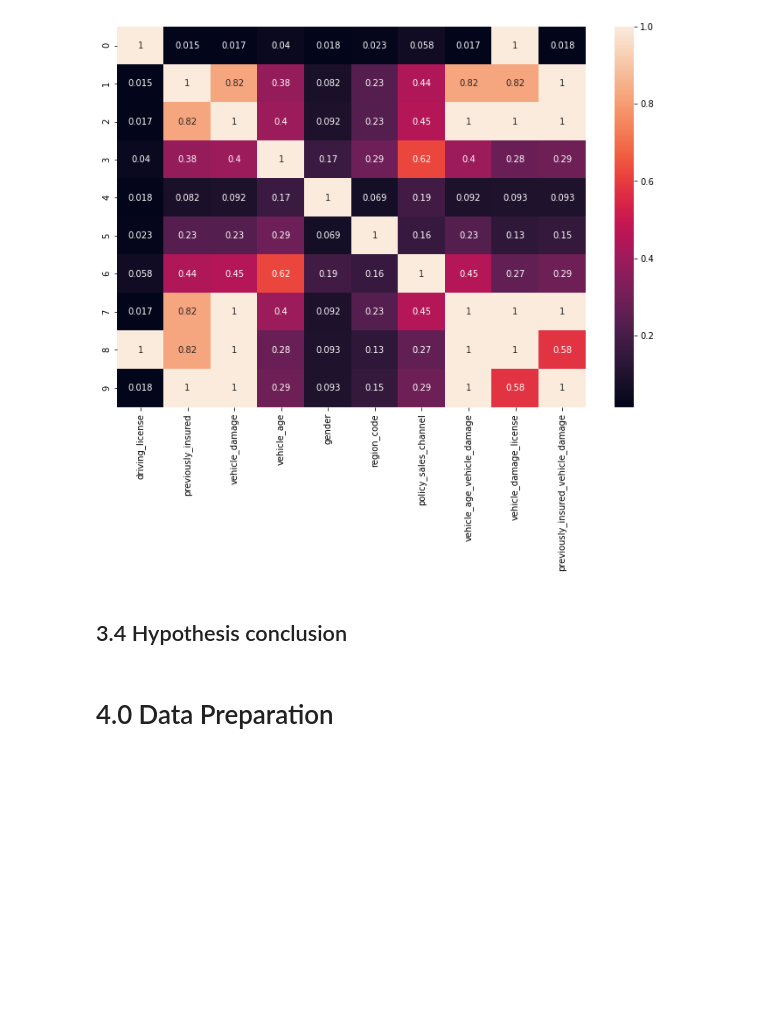
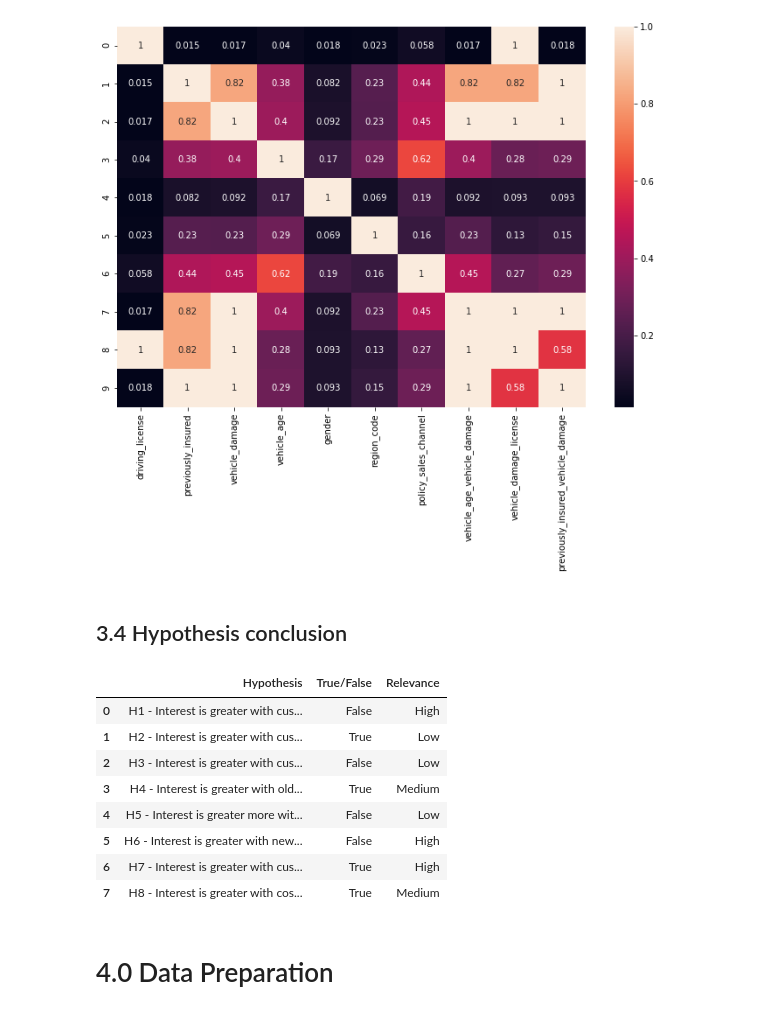
Before and after one commit to LessioGuilherme/pa004_health_insurance_cross_sell, a Jupyter notebook: pa004_health_insurance_cross_sell_sprint03.ipynb, the cells around one changed output. Drawn from its saved outputs; the diff is of its cells as text; code cells hidden in the pictures; blank space fills up the shorter version.

Commit message:
Sprint03 of pa004_health_insurance_cross_sell

```diff
--- a/pa004_health_insurance_cross_sell_sprint03.ipynb
+++ b/pa004_health_insurance_cross_sell_sprint03.ipynb
@@ -957,6 +957,29 @@ sns.heatmap(pd.DataFrame(corr_cramer_v(cat_attributes)), annot=True);
 [figure]
 # %% [markdown]
 ## 3.4 Hypothesis conclusion
+# %%
+hyp_conclu = pd.DataFrame(columns= ['Hypothesis', 'True/False', 'Relevance'])
+
+hyp_conclu = hyp_conclu.append(dict(zip(hyp_conclu.columns,['H1 - Interest is greater with customers previous insured', 'False', 'High'])), ignore_index=True)
+hyp_conclu = hyp_conclu.append(dict(zip(hyp_conclu.columns,['H2 - Interest is greater with customers that spend more than 30k/year with health insurance', 'True', 'Low'])), ignore_index=True)
+hyp_conclu = hyp_conclu.append(dict(zip(hyp_conclu.columns,['H3 - Interest is greater with customers with higher vintage - more than 150 days', 'False', 'Low'])), ignore_index=True)
+hyp_conclu = hyp_conclu.append(dict(zip(hyp_conclu.columns,['H4 - Interest is greater with older people (more than 40 years)', 'True', 'Medium'])), ignore_index=True)
+hyp_conclu = hyp_conclu.append(dict(zip(hyp_conclu.columns,['H5 - Interest is greater more with female than male', 'False', 'Low'])), ignore_index=True)
+hyp_conclu = hyp_conclu.append(dict(zip(hyp_conclu.columns,['H6 - Interest is greater with new vehicles (less than 1 year) ', 'False', 'High'])), ignore_index=True)
+hyp_conclu = hyp_conclu.append(dict(zip(hyp_conclu.columns,['H7 - Interest is greater with customers vehicles previously damaged', 'True', 'High'])), ignore_index=True)
+hyp_conclu = hyp_conclu.append(dict(zip(hyp_conclu.columns,['H8 - Interest is greater with costumers that live in a higher avarage damage city (higher than 50%)', 'True', 'Medium'])), ignore_index=True)
+pd.set_option('display.max_colwidth', 120)
+hyp_conclu
+# %% [output]
+|  | Hypothesis | True/False | Relevance |
+| 0 | H1 - Interest is greater with cus... | False | High |
+| 1 | H2 - Interest is greater with cus... | True | Low |
+| 2 | H3 - Interest is greater with cus... | False | Low |
+| 3 | H4 - Interest is greater with old... | True | Medium |
+| 4 | H5 - Interest is greater more wit... | False | Low |
+| 5 | H6 - Interest is greater with new... | False | High |
+| 6 | H7 - Interest is greater with cus... | True | High |
+| 7 | H8 - Interest is greater with cos... | True | Medium |
 # %% [markdown]
 # 4.0 Data Preparation
 # %%
```
